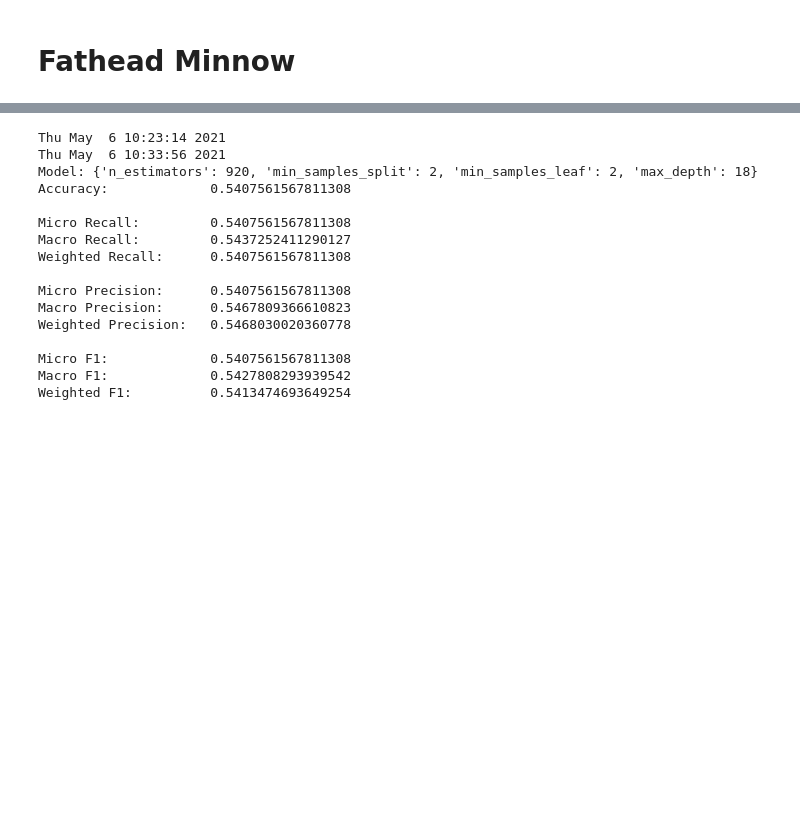
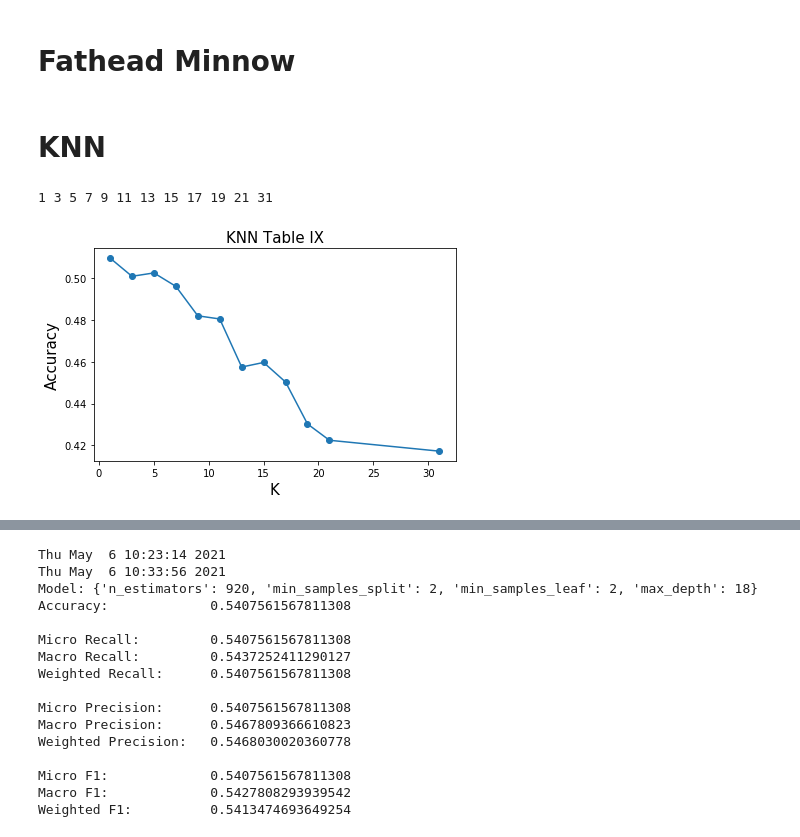
Before and after one commit to simonedambrosi/MLTOX-Simone, a Jupyter notebook: paper-simone-draft/results_notebook/Tabella IX -- results-multiclass.ipynb, the cells around one changed output, grey strips where cells are left out. Drawn from its saved outputs; the diff is of its cells as text; code cells hidden in the pictures; blank space fills up the shorter version.

Commit message:
new results table ix

```diff
--- a/paper-simone-draft/results_notebook/Tabella IX -- results-multiclass.ipynb
+++ b/paper-simone-draft/results_notebook/Tabella IX -- results-multiclass.ipynb
@@ -30,3 +30,61 @@ categorical = ['test_cas', 'fish', 'smiles', 'pubchem2d', 'conc1_mean', 'obs_dur
                'application_freq_unit', 'species', 'class', 'tax_order', 'family', 'genus']
 X_train.drop(columns = categorical, inplace = True)
 X_test.drop(columns = categorical, inplace = True)
+
+numerical = ['atom_number', 'bonds_number','Mol', 'MorganDensity', 'LogP',
+            'alone_atom_number', 'doubleBond', 'tripleBond', 'ring_number', 'oh_count', 'MeltingPoint', 'WaterSolubility']
+
+minmax = MinMaxScaler()
+minmax.fit(X_train[numerical])
+
+new_train = X_train.copy()
+new_train.loc[:, numerical] = minmax.transform(X_train[numerical])
+
+new_test = X_test.copy()
+new_test.loc[:, numerical] = minmax.transform(X_test[numerical])
+# %% [markdown]
+# KNN
+# %%
+metrics = pd.DataFrame(index = ['Acc',
+                                'Sens (micro)', 'Sens (macro)', 'Sens (weighted)',
+                                'Prec (micro)', 'Prec (macro)', 'Prec (weighted)',
+                                'F1 (micro)', 'F1 (macro)', 'F1 (weighted)'])
+for k in [1,3,5,7,9,11,13,15,17,19,21,31]:
+    print(k, end = ' ')
+    knn = KNeighborsClassifier(n_neighbors = k, n_jobs = -1)
+    knn.fit(new_train, y_train)
+    y_pred = knn.predict(new_test)
+
+    metrics = pd.concat([ metrics,
+                         pd.DataFrame([accuracy_score(y_test, y_pred),
+
+                                       recall_score(y_test, y_pred, average = 'micro'),
+                                       recall_score(y_test, y_pred, average = 'macro'),
+                                       recall_score(y_test, y_pred, average = 'weighted'),
+
+                                       precision_score(y_test, y_pred, average = 'micro'),
+                                       precision_score(y_test, y_pred, average = 'macro'),
+                                       precision_score(y_test, y_pred, average = 'weighted'),
+
+                                       f1_score(y_test, y_pred, average = 'micro'),
+                                       f1_score(y_test, y_pred, average = 'macro'),
+                                       f1_score(y_test, y_pred, average = 'weighted')],
+                                                index = ['Acc',
+                                'Sens (micro)', 'Sens (macro)', 'Sens (weighted)',
+                                'Prec (micro)', 'Prec (macro)', 'Prec (weighted)',
+                                'F1 (micro)', 'F1 (macro)', 'F1 (weighted)'])], axis = 1)
+
+print('')
+metrics = metrics.T.reset_index(drop=True)
+metrics['K'] = pd.Series([1,3,5,7,9,11,13,15,17,19,21,31])
+
+import matplotlib.pyplot as plt
+
+plt.plot(metrics['K'], metrics['Acc'], '-o')
+plt.xlabel('K', fontsize = 15)
+plt.ylabel('Accuracy', fontsize = 15)
+plt.title('KNN Table IX', fontsize = 15)
+plt.tight_layout()
+# %% [output]
+1 3 5 7 9 11 13 15 17 19 21 31
+[figure, added]
```
Also changed, not shown: parts of 21 cells of this notebook, 5 other files.
